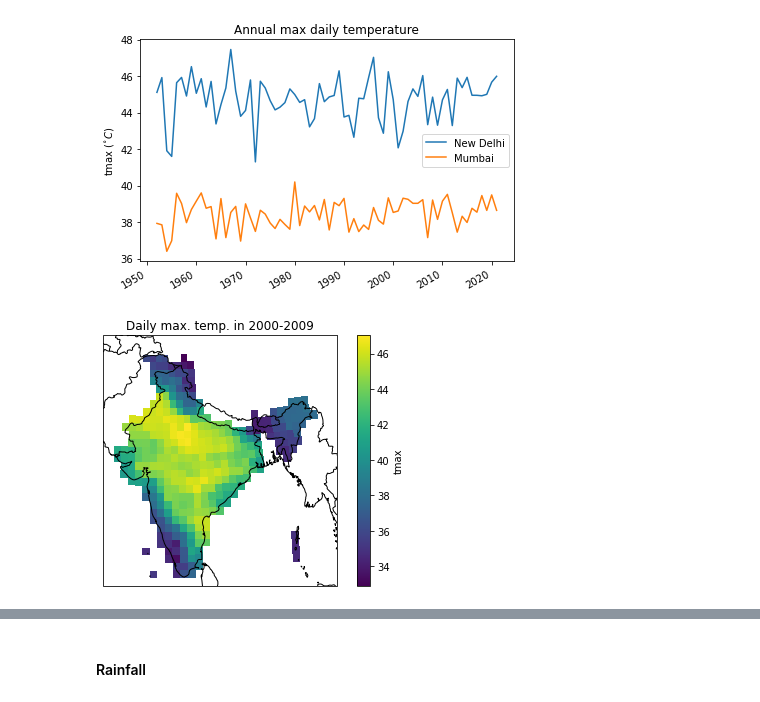
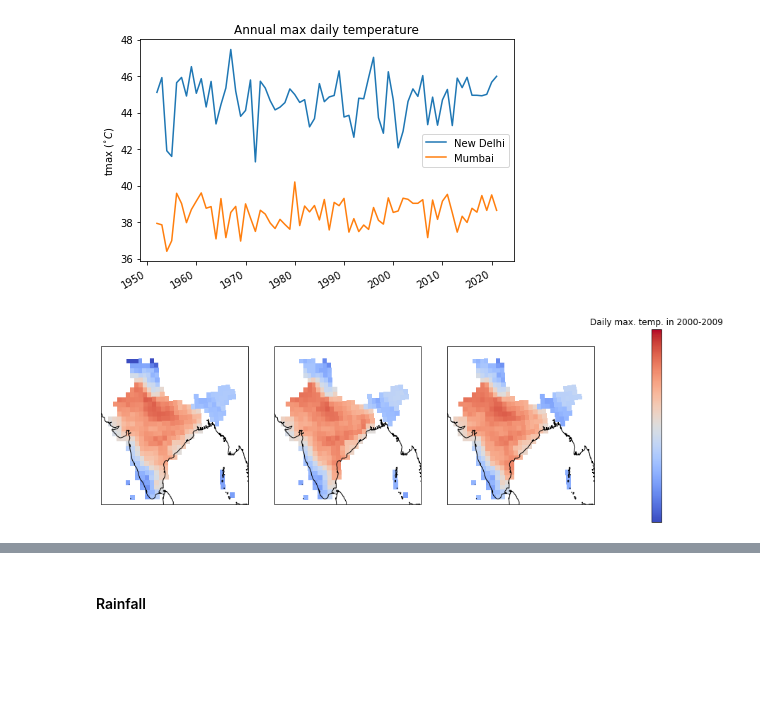
Before and after one commit to vidurmithal/imd_data, a Jupyter notebook: notebooks/explore_data.ipynb, the cells around one changed output, grey strips where cells are left out. Saved outputs shown, nothing was run; the diff lists cells and outputs as text; code cells hidden in the pictures; blank space fills up the shorter version.

```diff
--- a/notebooks/explore_data.ipynb
+++ b/notebooks/explore_data.ipynb
@@ -29,16 +30,30 @@ plt.tight_layout()
 # %% [output]
 [figure]
 # %%
-fig, ax = plt.subplots(1,1, subplot_kw={'projection':ccrs.Orthographic(central_longitude=73, central_latitude=21)})
+fig, ax = plt.subplots(1,4, figsize=(15,5), gridspec_kw={'hspace':2, 'width_ratios': [2, 2, 2, 1]}, subplot_kw={'projection':ccrs.Orthographic(central_longitude=73, central_latitude=21)})
 
-tmax['tmax'].sel(time=pd.date_range('2000-01-01', '2009-12-31')).max('time').plot(ax=ax, transform=ccrs.PlateCarree())
+a = (tmax['tmax'].sel(time=pd.date_range('1951-01-01', '1970-01-01'))
+     .max('time').plot(ax=ax[0], vmin=30, vmax=50, add_colorbar=False, cmap='coolwarm', transform=ccrs.PlateCarree())
+    )
+b = (tmax['tmax'].sel(time=pd.date_range('1971-01-01', '1990-01-01'))
+     .max('time').plot(ax=ax[1], vmin=30, vmax=50, add_colorbar=False, cmap='coolwarm', transform=ccrs.PlateCarree())
+    )
+c = (tmax['tmax'].sel(time=pd.date_range('1991-01-01', '2010-01-01'))
+     .max('time').plot(ax=ax[2], vmin=30, vmax=50, add_colorbar=False, cmap='coolwarm', transform=ccrs.PlateCarree())
+    )
 
 plt.title('Daily max. temp. in 2000-2009')
 
-ax.coastlines()
-ax.add_feature(cp.feature.BORDERS)
+ax[0].coastlines()
+ax[1].coastlines()
+ax[2].coastlines()
+
+# a.colorbar
+
+plt.colorbar(b, cax=ax[3], )
+# ax.add_feature(cp.feature.BORDERS)
 plt.tight_layout()
 
-# plt.savefig('./figures/tmax_map.png', dpi=300)
+# plt.savefig('../tmax_map.png', dpi=300, facecolor='white')
 # %% [output]
-[figure, old version]
+[figure, new version]
```
Also changed, not shown: parts of 16 cells of this notebook.
